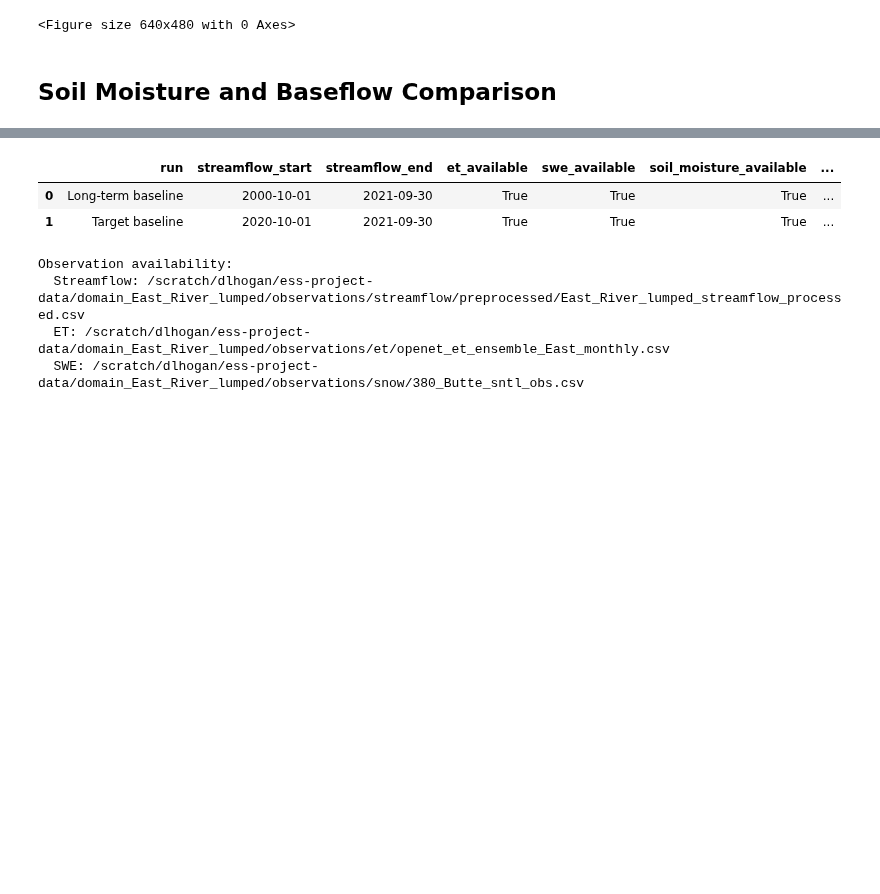
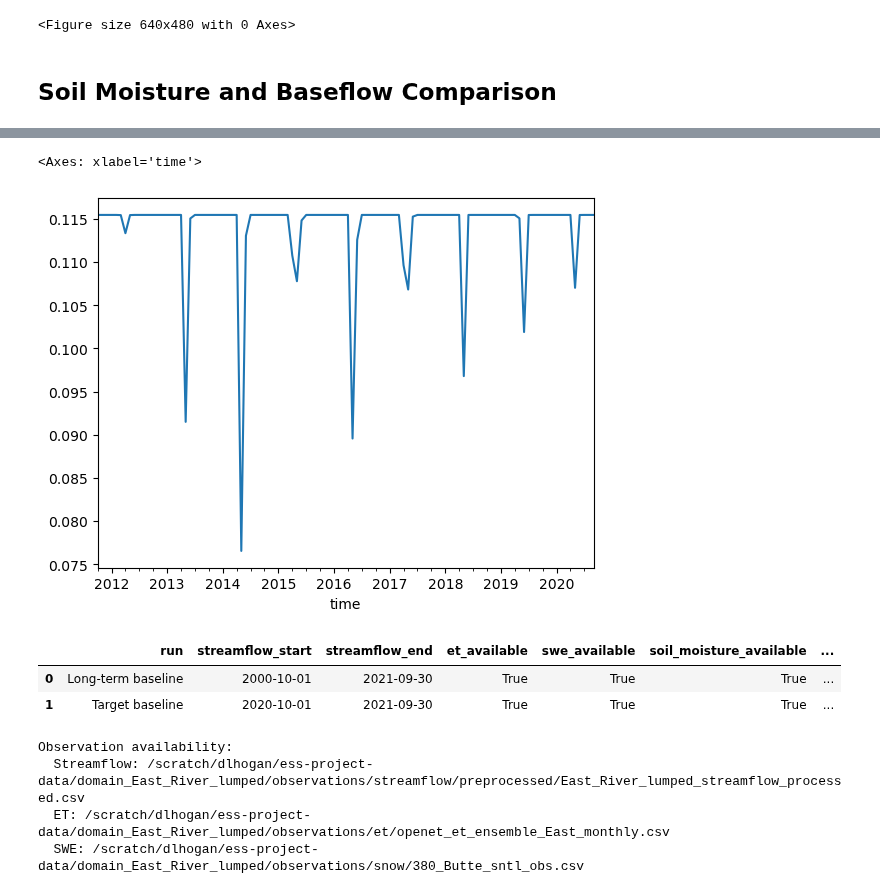
Before and after one commit to dlhogan97/CONFLUENCE-uwmtnhydro, a Jupyter notebook: ess-project/notebooks/Baseline_Run_Evaluation.ipynb, the cells around one changed output, grey strips where cells are left out. Cells and saved outputs as stored; diff of their text form; code cells hidden in the pictures; blank space fills up the shorter version.

```diff
--- a/ess-project/notebooks/Baseline_Run_Evaluation.ipynb
+++ b/ess-project/notebooks/Baseline_Run_Evaluation.ipynb
@@ -1063,3 +1084,8 @@ for window in plot_windows:
+# %%
+(clipped_bf / clipped_q_inst).plot()
+# %% [output]
+<Axes: xlabel='time'>
+[figure, added]
 # %%
 summary_rows = []
 for name in run_datasets:
```
Also changed, not shown: parts of 9 cells of this notebook, 6 other files.
